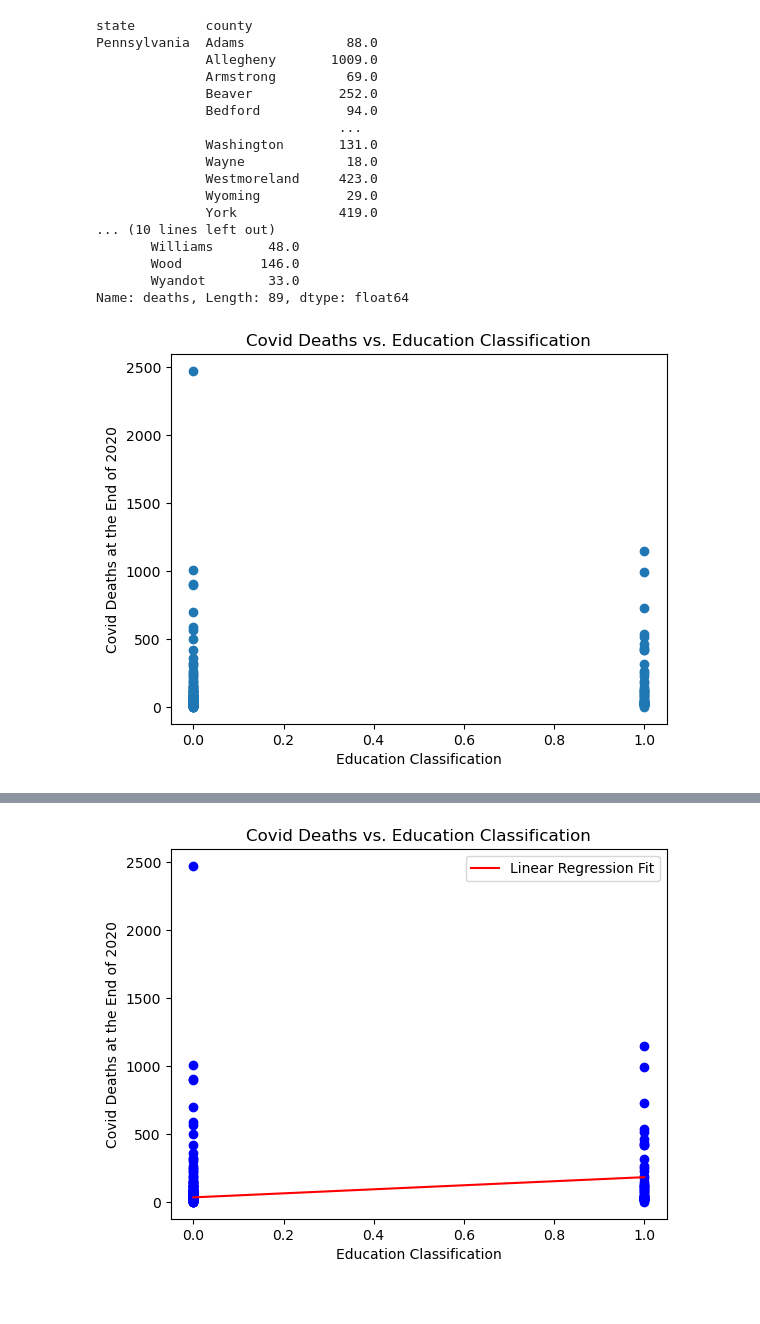
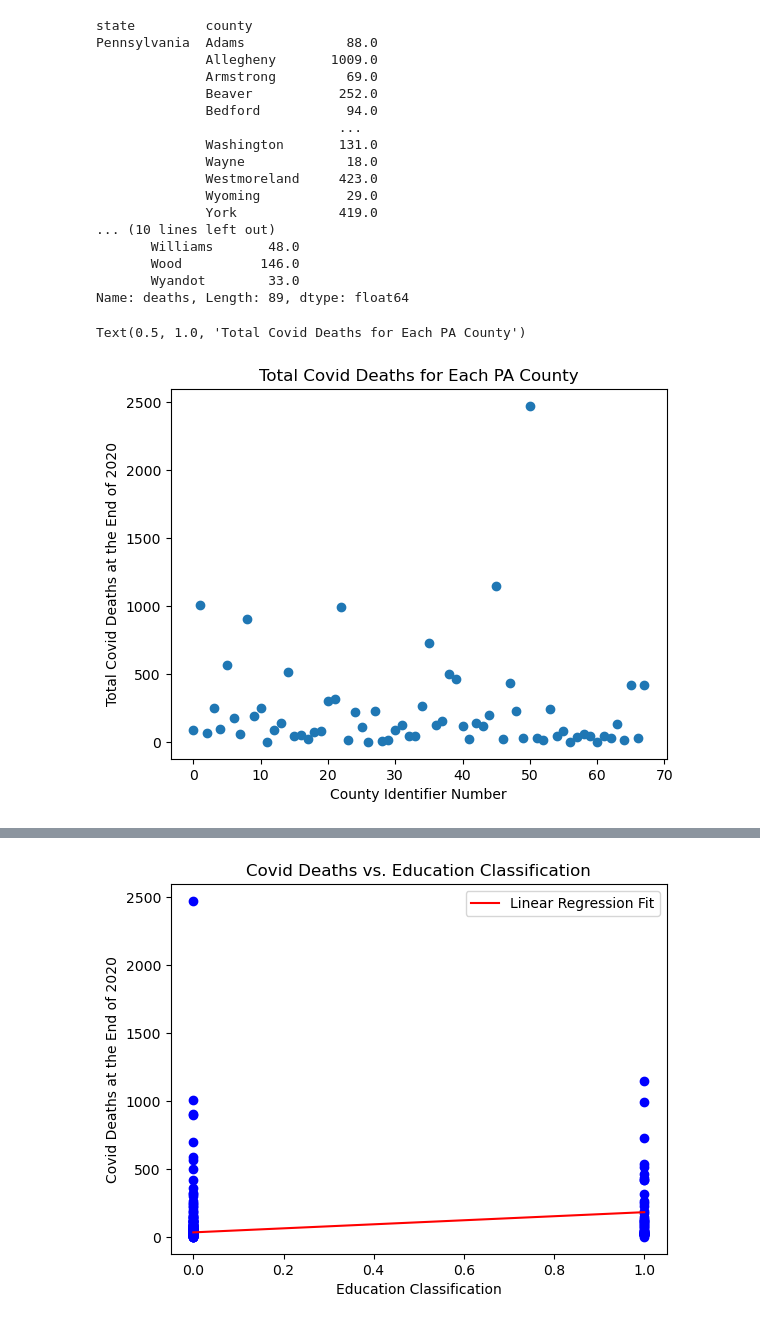
Before and after one commit to cag325/Project1, a Jupyter notebook: Covid_Analysis_Final.ipynb, the cells around one changed output, grey strips where cells are left out. Drawn from its saved outputs; the diff is of its cells as text; code cells hidden in the pictures.

```diff
--- a/Covid_Analysis_Final.ipynb
+++ b/Covid_Analysis_Final.ipynb
@@ -75,38 +76,47 @@ oh_data = df_C19[(df_C19['state'] == 'Ohio')]
 
 # Group the data by county and sum the death totals for the entire year
 oh_county_deaths = oh_data.groupby(['state', 'county'])['deaths'].max()
 
 oh_county_deaths_values = oh_county_deaths.values
 
 print(oh_county_deaths)
 
 combined_deaths_values = np.concatenate([pa_county_deaths_values, oh_county_deaths_values])
 
+# Creating groups to plot education stats with death total for both states individually
+EDU = df['College ED. (2020)']
+EDU = EDU.replace('-', np.nan)
+EDU = EDU.astype(float)
 
-# Create the scatter plot
-plt.scatter(ED[:len(combined_deaths_values)], combined_deaths_values)
-plt.xlabel('Education Classification')
-plt.ylabel('Covid Deaths at the End of 2020')
-plt.title('Covid Deaths vs. Education Classification')
-plt.show()
+pa_EDU = EDU[:70]
+oh_EDU = EDU[71:]
 
-EDU = df['College ED. (2020)'].values
+df['County_ID'] = pd.factorize(df['County'])[0]
+
+pa_county_ID = df['County_ID'][:68].values
+oh_county_ID = df['County_ID'][70:].values
+
+plt.scatter(pa_county_ID, pa_county_deaths)
+plt.xlabel('County Identifier Number')
+plt.ylabel('Total Covid Deaths at the End of 2020')
+plt.title('Total Covid Deaths for Each PA County')
 # %% [output]
 state         county
 Pennsylvania  Adams             88.0
               Allegheny       1009.0
               Armstrong         69.0
               Beaver           252.0
               Bedford           94.0
                                ...
               Washington       131.0
               Wayne             18.0
               Westmoreland     423.0
               Wyoming           29.0
               York             419.0
 ... (10 lines left out)
        Williams       48.0
        Wood          146.0
        Wyandot        33.0
 Name: deaths, Length: 89, dtype: float64
+Text(0.5, 1.0, 'Total Covid Deaths for Each PA County')
-[figure, old version]
+[figure, new version]
```
Also changed, not shown: parts of 10 cells of this notebook.
